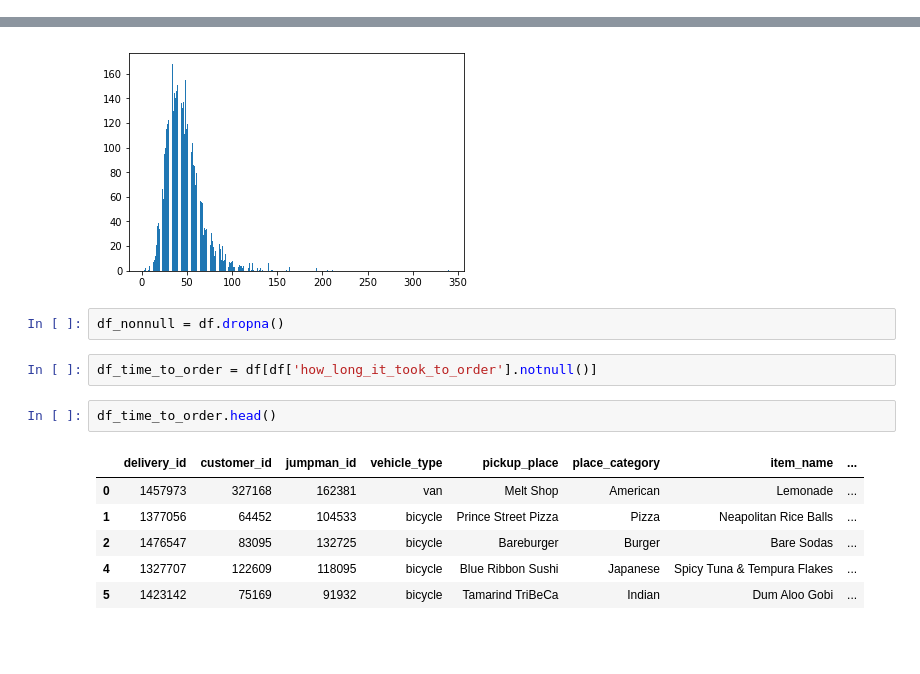
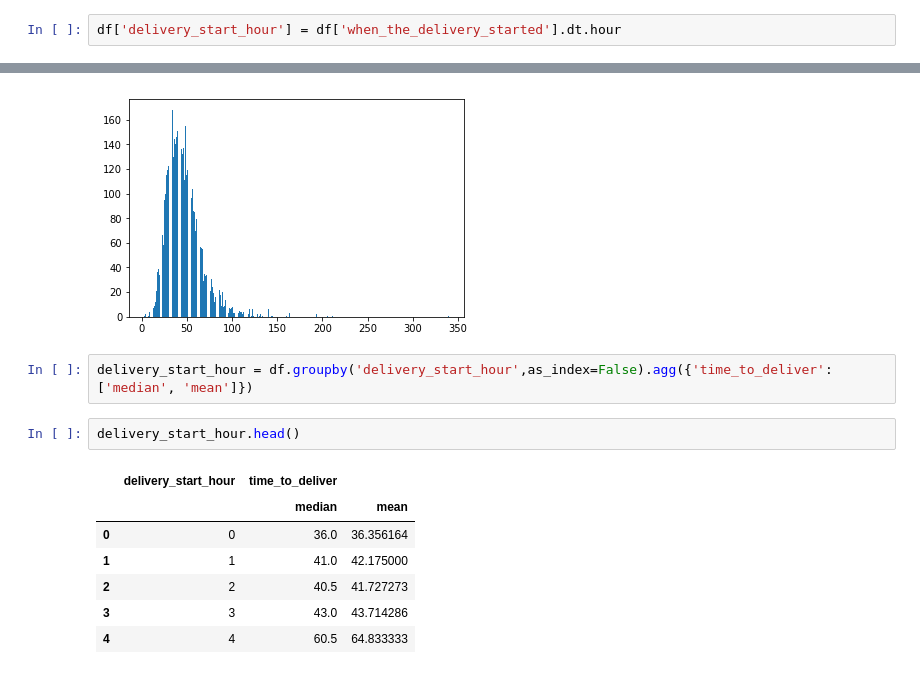
Before and after one commit to milindnandankar/Jumpman23, a Jupyter notebook: Postmates.ipynb, the cells around one changed output, grey strips where cells are left out. Cells and saved outputs as stored; diff of their text form; blank space fills up the shorter version.

```diff
--- a/Postmates.ipynb
+++ b/Postmates.ipynb
@@ -61,2 +80,4 @@ memory usage: 888.2+ KB
 # %%
 df['when_the_delivery_started'] = df['when_the_delivery_started'].apply(lambda x: datetime.strptime(x,'%Y-%m-%d %H:%M:%S.%f'))
+# %%
+df['delivery_start_hour'] = df['when_the_delivery_started'].dt.hour
@@ -96,16 +122,15 @@ plt.hist(df['time_to_deliver'],bins=df['time_to_deliver'].max()-df['time_to_deli
         333., 334., 335., 336., 337., 338., 339., 340.]),
  <a list of 337 Patch objects>)
 [figure]
-# %%
-df_nonnull = df.dropna()
-# %%
-df_time_to_order = df[df['how_long_it_took_to_order'].notnull()]
+# %%
+delivery_start_hour = df.groupby('delivery_start_hour',as_index=False).agg({'time_to_deliver': ['median', 'mean']})
 # %%
-df_time_to_order.head()
+delivery_start_hour.head()
 # %% [output]
-|  | delivery_id | customer_id | jumpman_id | vehicle_type | pickup_place | place_category | item_name | ... |
-| 0 | 1457973 | 327168 | 162381 | van | Melt Shop | American | Lemonade | ... |
-| 1 | 1377056 | 64452 | 104533 | bicycle | Prince Street Pizza | Pizza | Neapolitan Rice Balls | ... |
-| 2 | 1476547 | 83095 | 132725 | bicycle | Bareburger | Burger | Bare Sodas | ... |
-| 4 | 1327707 | 122609 | 118095 | bicycle | Blue Ribbon Sushi | Japanese | Spicy Tuna & Tempura Flakes | ... |
-| 5 | 1423142 | 75169 | 91932 | bicycle | Tamarind TriBeCa | Indian | Dum Aloo Gobi | ... |
+|  | delivery_start_hour | time_to_deliver |  |
+|  |  | median | mean |
+| 0 | 0 | 36.0 | 36.356164 |
+| 1 | 1 | 41.0 | 42.175000 |
+| 2 | 2 | 40.5 | 41.727273 |
+| 3 | 3 | 43.0 | 43.714286 |
+| 4 | 4 | 60.5 | 64.833333 |
```
Also changed, not shown: parts of 30 cells of this notebook.
